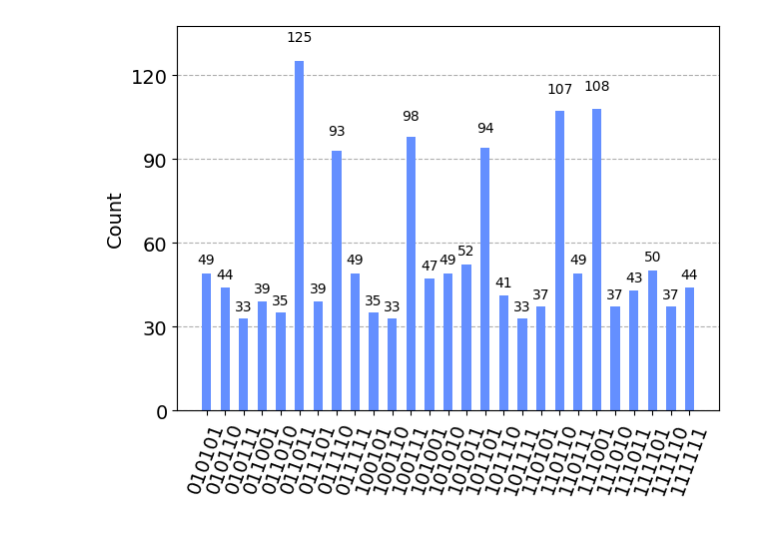
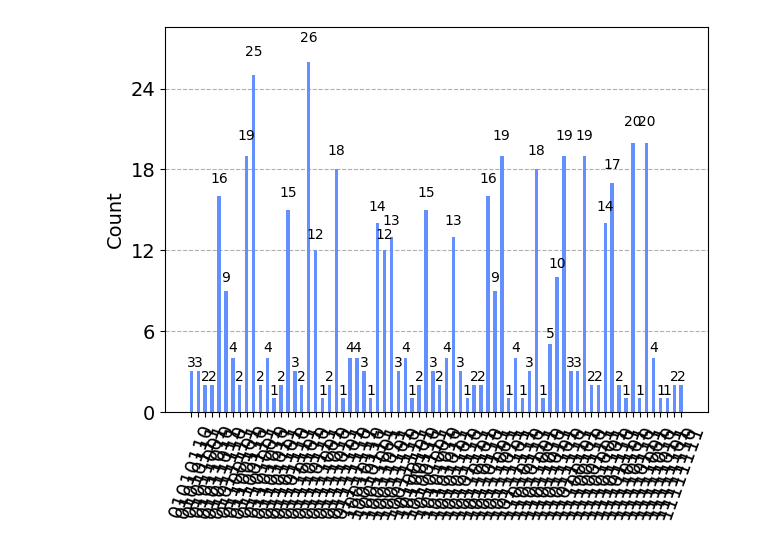
Before and after one commit to KhoiLe01/QuantumComputing, a Jupyter notebook: coding-assignment-5-part-2-ver2.ipynb, the cells around one changed output. Drawn from its saved outputs; the diff is of its cells as text; code cells hidden in the pictures.

```diff
--- a/coding-assignment-5-part-2-ver2.ipynb
+++ b/coding-assignment-5-part-2-ver2.ipynb
@@ -129,10 +129,10 @@ def three_coloring_grovers(edges, n, trials):
     counts = result.get_counts(circ)
     return counts
 # %%
-edges = [(1,2), (2,3), (1,3)]
-n = 3
-trials = 1500
+edges = [(1,2), (2,3), (1,4)]
+n = 4
+trials = 500
 counts = three_coloring_grovers(edges, n, trials)
 plot_histogram(counts)
 # %% [output]
-[figure, old version]
+[figure, new version]
```
Also changed, not shown: 1 other file.
